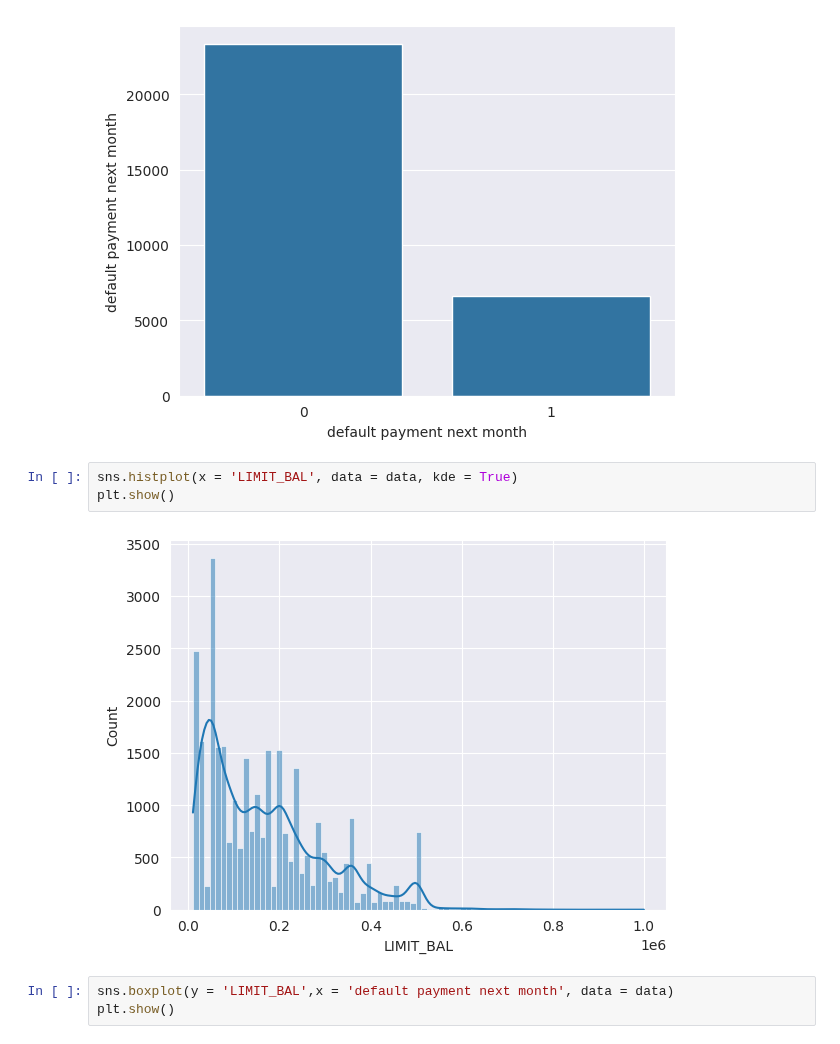
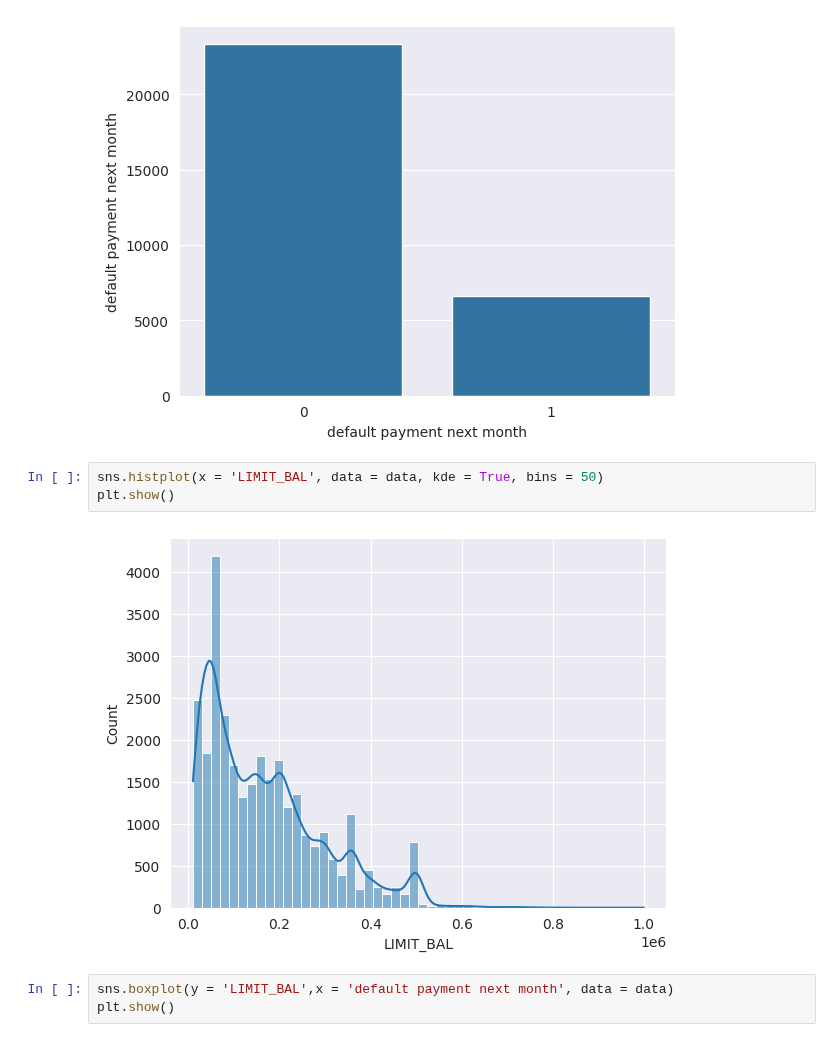
Before and after one commit to indian-coder-aarush/Learning, a Jupyter notebook: credit-card/credit-card-eda.ipynb, the cells around one changed output. Saved outputs shown, nothing was run; the diff lists cells and outputs as text.

```diff
--- a/credit-card/credit-card-eda.ipynb
+++ b/credit-card/credit-card-eda.ipynb
@@ -94,10 +119,10 @@ plt.show()
 # %% [output]
 [figure]
 # %%
-sns.histplot(x = 'LIMIT_BAL', data = data, kde = True)
+sns.histplot(x = 'LIMIT_BAL', data = data, kde = True, bins = 50)
 plt.show()
 # %% [output]
-[figure, old version]
+[figure, new version]
 # %%
 sns.boxplot(y = 'LIMIT_BAL',x = 'default payment next month', data = data)
 plt.show()
```
Also changed, not shown: parts of 15 cells of this notebook, 4 other files.
